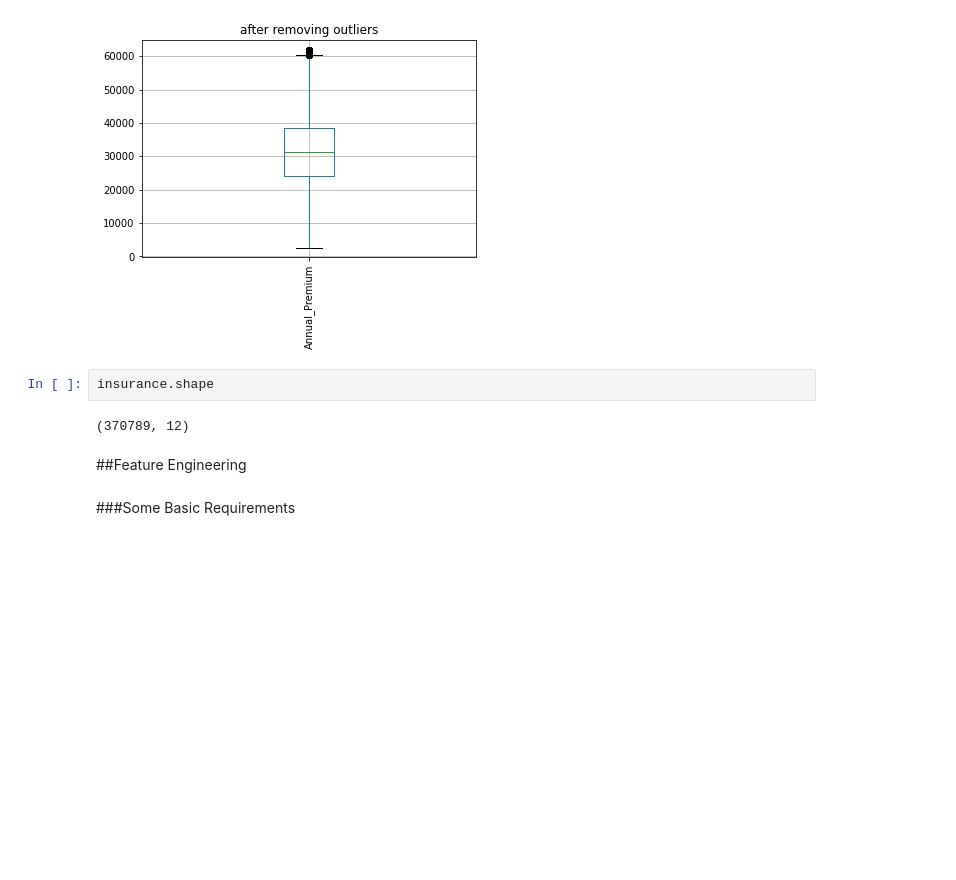
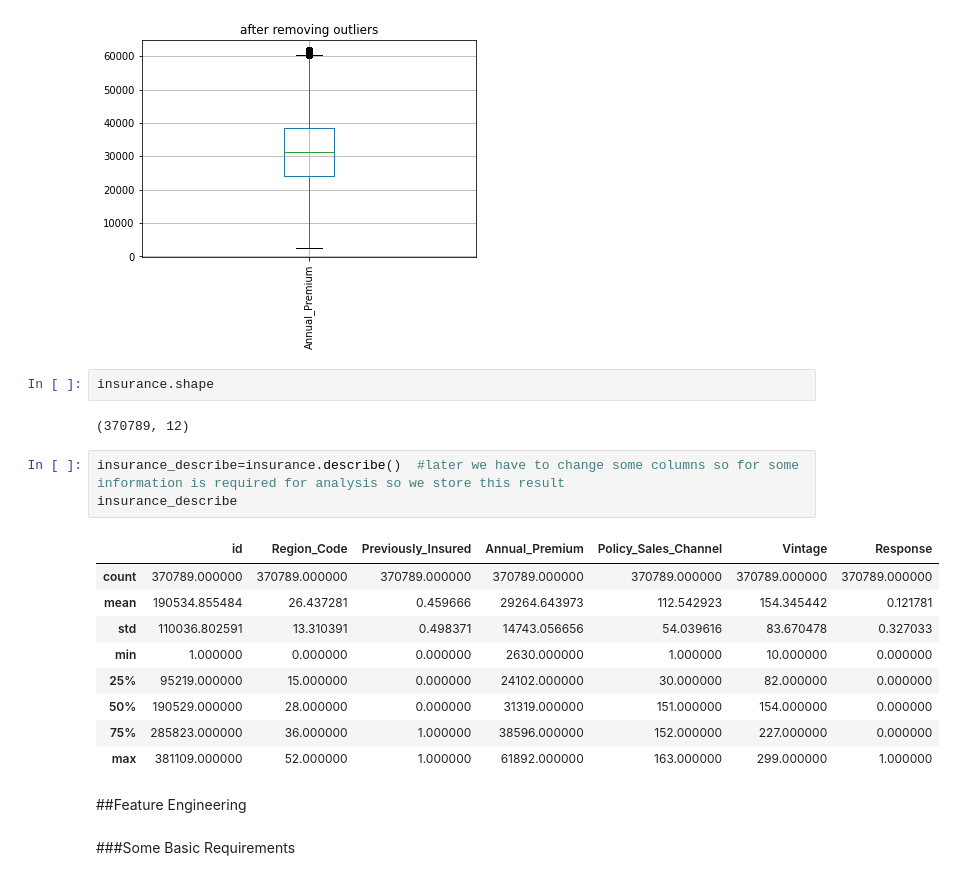
Before and after one commit to gauriagarwal18/HEALTH-INSURANCE-CROSS-SELL-PREDICTION, a Jupyter notebook: HEALTH_INSURANCE_CROSS_SELL_PREDICTION.ipynb, the cells around one changed output. Cells and saved outputs as stored; diff of their text form; blank space fills up the shorter version.

```diff
--- a/HEALTH_INSURANCE_CROSS_SELL_PREDICTION.ipynb
+++ b/HEALTH_INSURANCE_CROSS_SELL_PREDICTION.ipynb
@@ -147,6 +160,19 @@ insurance = remove_outliers2(insurance,["Annual_Premium"])
 insurance.shape
 # %% [output]
 (370789, 12)
+# %%
+insurance_describe=insurance.describe()  #later we have to change some columns so for some information is required for analysis so we store this result
+insurance_describe
+# %% [output]
+|  | id | Region_Code | Previously_Insured | Annual_Premium | Policy_Sales_Channel | Vintage | Response |
+| count | 370789.000000 | 370789.000000 | 370789.000000 | 370789.000000 | 370789.000000 | 370789.000000 | 370789.000000 |
+| mean | 190534.855484 | 26.437281 | 0.459666 | 29264.643973 | 112.542923 | 154.345442 | 0.121781 |
+| std | 110036.802591 | 13.310391 | 0.498371 | 14743.056656 | 54.039616 | 83.670478 | 0.327033 |
+| min | 1.000000 | 0.000000 | 0.000000 | 2630.000000 | 1.000000 | 10.000000 | 0.000000 |
+| 25% | 95219.000000 | 15.000000 | 0.000000 | 24102.000000 | 30.000000 | 82.000000 | 0.000000 |
+| 50% | 190529.000000 | 28.000000 | 0.000000 | 31319.000000 | 151.000000 | 154.000000 | 0.000000 |
+| 75% | 285823.000000 | 36.000000 | 1.000000 | 38596.000000 | 152.000000 | 227.000000 | 0.000000 |
+| max | 381109.000000 | 52.000000 | 1.000000 | 61892.000000 | 163.000000 | 299.000000 | 1.000000 |
 # %% [markdown]
 ##Feature Engineering
 # %% [markdown]
```
Also changed, not shown: parts of 42 cells of this notebook.
